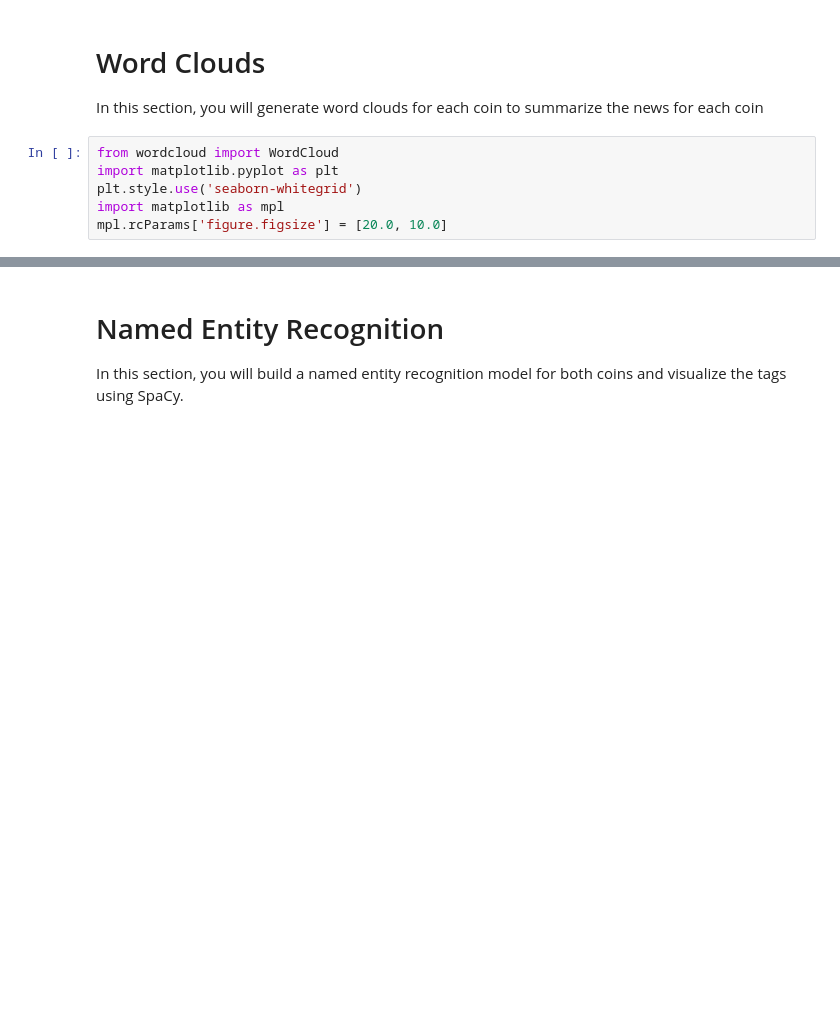
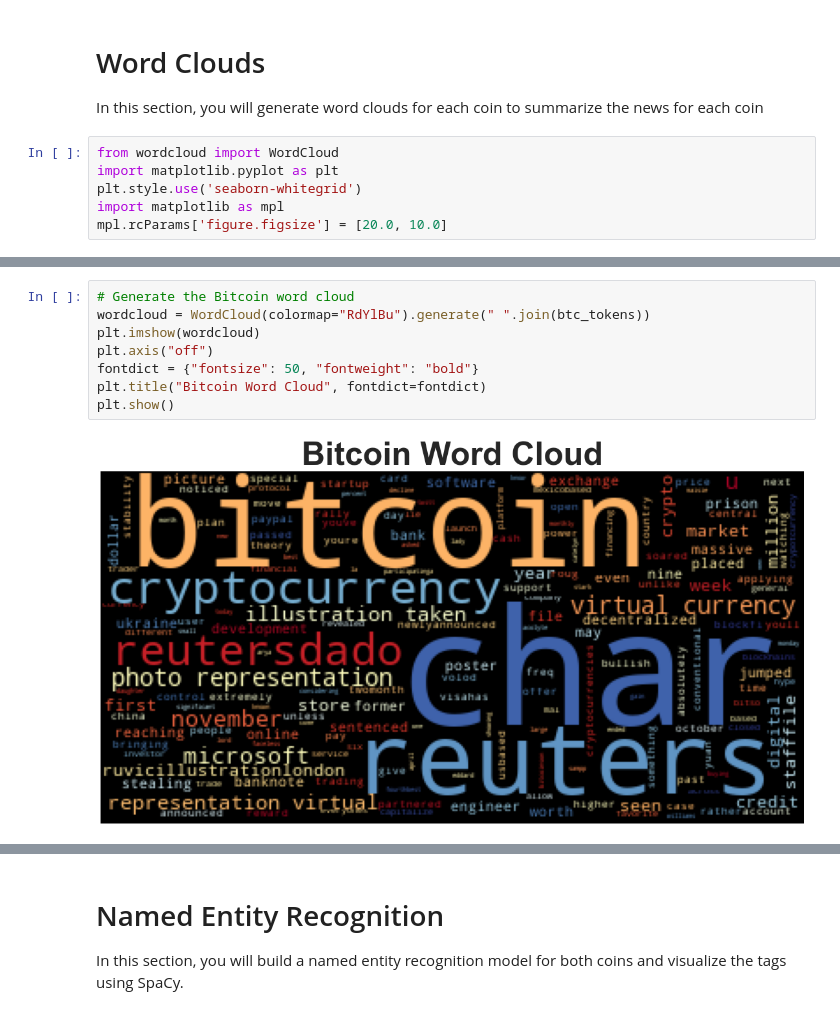
Before and after one commit to markmurdock11/nlp, a Jupyter notebook: Instructions/Starter_Code/crypto_sentiment.ipynb, the cells around one changed output, grey strips where cells are left out. Drawn from its saved outputs; the diff is of its cells as text; blank space fills up the shorter version.

Commit message:
word cloud

```diff
--- a/Instructions/Starter_Code/crypto_sentiment.ipynb
+++ b/Instructions/Starter_Code/crypto_sentiment.ipynb
@@ -303,0 +294,10 @@ mpl.rcParams['figure.figsize'] = [20.0, 10.0]
+# %%
+# Generate the Bitcoin word cloud
+wordcloud = WordCloud(colormap="RdYlBu").generate(" ".join(btc_tokens))
+plt.imshow(wordcloud)
+plt.axis("off")
+fontdict = {"fontsize": 50, "fontweight": "bold"}
+plt.title("Bitcoin Word Cloud", fontdict=fontdict)
+plt.show()
+# %% [output]
+[figure, added]
```
Also changed, not shown: parts of 3 cells of this notebook.
